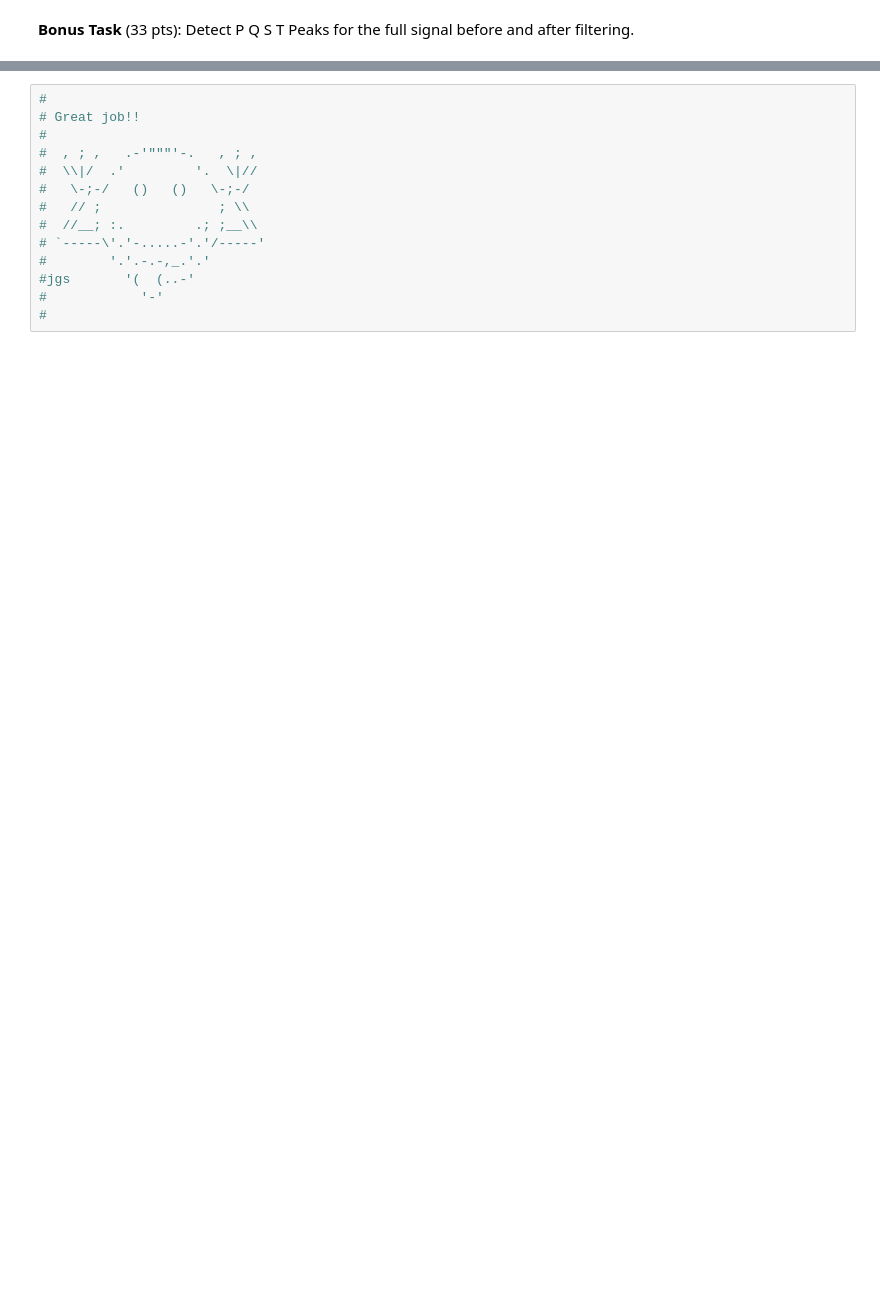
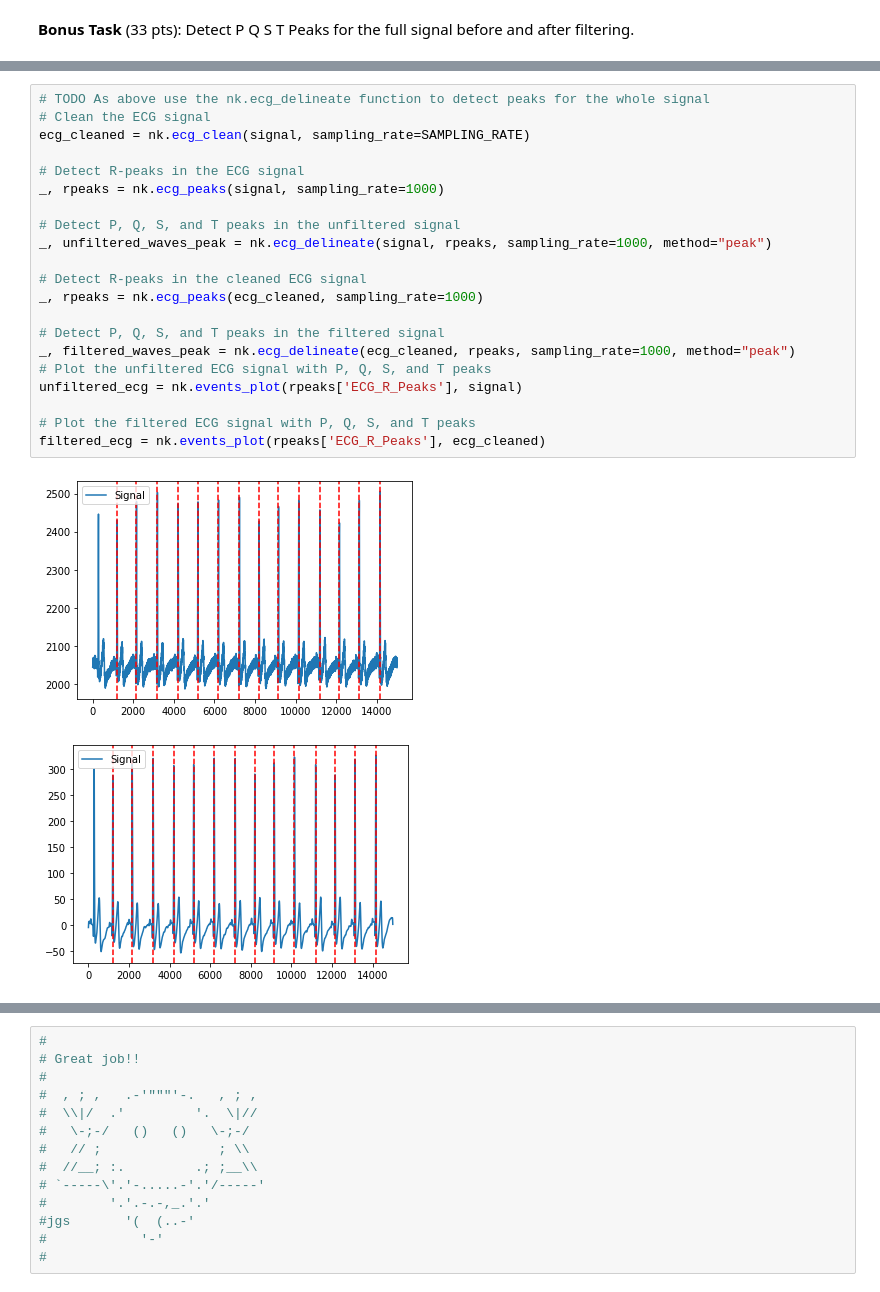
Before and after one commit to skeeperloyaltie/ECG_Signal, a Jupyter notebook: CS666_Assignment_1.ipynb, the cells around one changed output, grey strips where cells are left out. Saved outputs shown, nothing was run; the diff lists cells and outputs as text; blank space fills up the shorter version.

```diff
--- a/CS666_Assignment_1.ipynb
+++ b/CS666_Assignment_1.ipynb
@@ -183,0 +197,24 @@ IndexError: ignored
+# %%
+# TODO As above use the nk.ecg_delineate function to detect peaks for the whole signal
+# Clean the ECG signal
+ecg_cleaned = nk.ecg_clean(signal, sampling_rate=SAMPLING_RATE)
+
+# Detect R-peaks in the ECG signal
+_, rpeaks = nk.ecg_peaks(signal, sampling_rate=1000)
+
+# Detect P, Q, S, and T peaks in the unfiltered signal
+_, unfiltered_waves_peak = nk.ecg_delineate(signal, rpeaks, sampling_rate=1000, method="peak")
+
+# Detect R-peaks in the cleaned ECG signal
+_, rpeaks = nk.ecg_peaks(ecg_cleaned, sampling_rate=1000)
+
+# Detect P, Q, S, and T peaks in the filtered signal
+_, filtered_waves_peak = nk.ecg_delineate(ecg_cleaned, rpeaks, sampling_rate=1000, method="peak")
+# Plot the unfiltered ECG signal with P, Q, S, and T peaks
+unfiltered_ecg = nk.events_plot(rpeaks['ECG_R_Peaks'], signal)
+
+# Plot the filtered ECG signal with P, Q, S, and T peaks
+filtered_ecg = nk.events_plot(rpeaks['ECG_R_Peaks'], ecg_cleaned)
+# %% [output]
+[figure, added]
+[figure, added]
```
Also changed, not shown: parts of 15 cells of this notebook.
